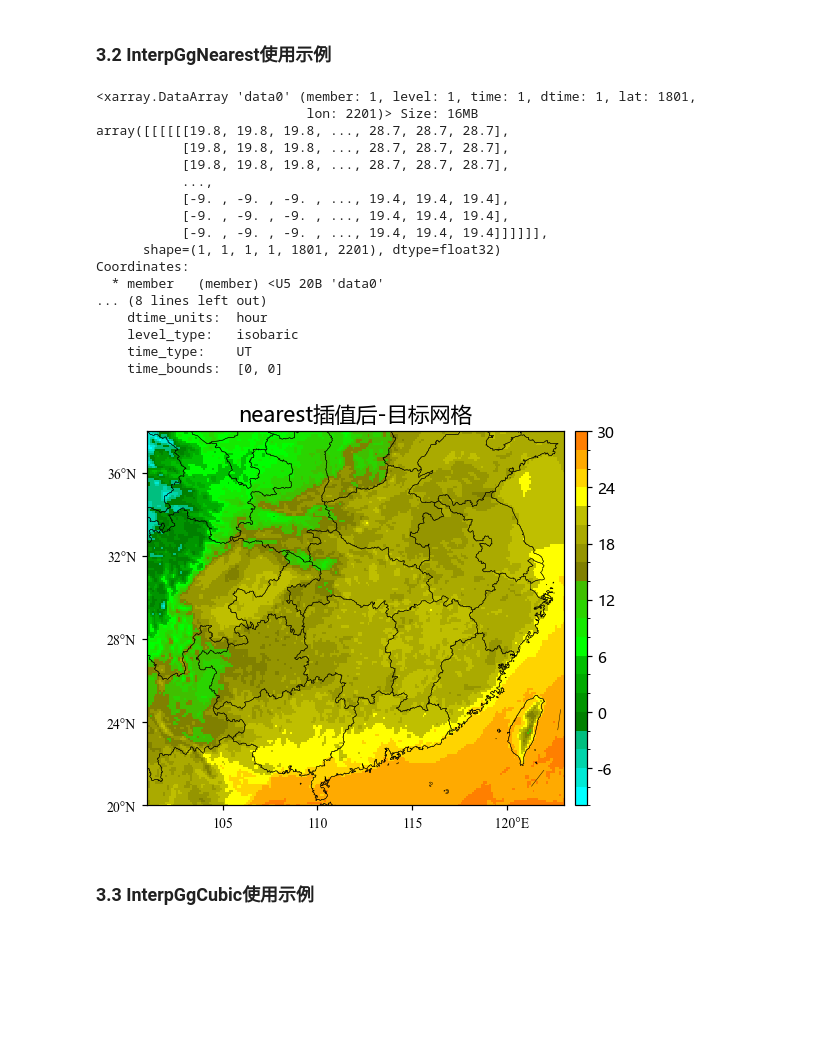
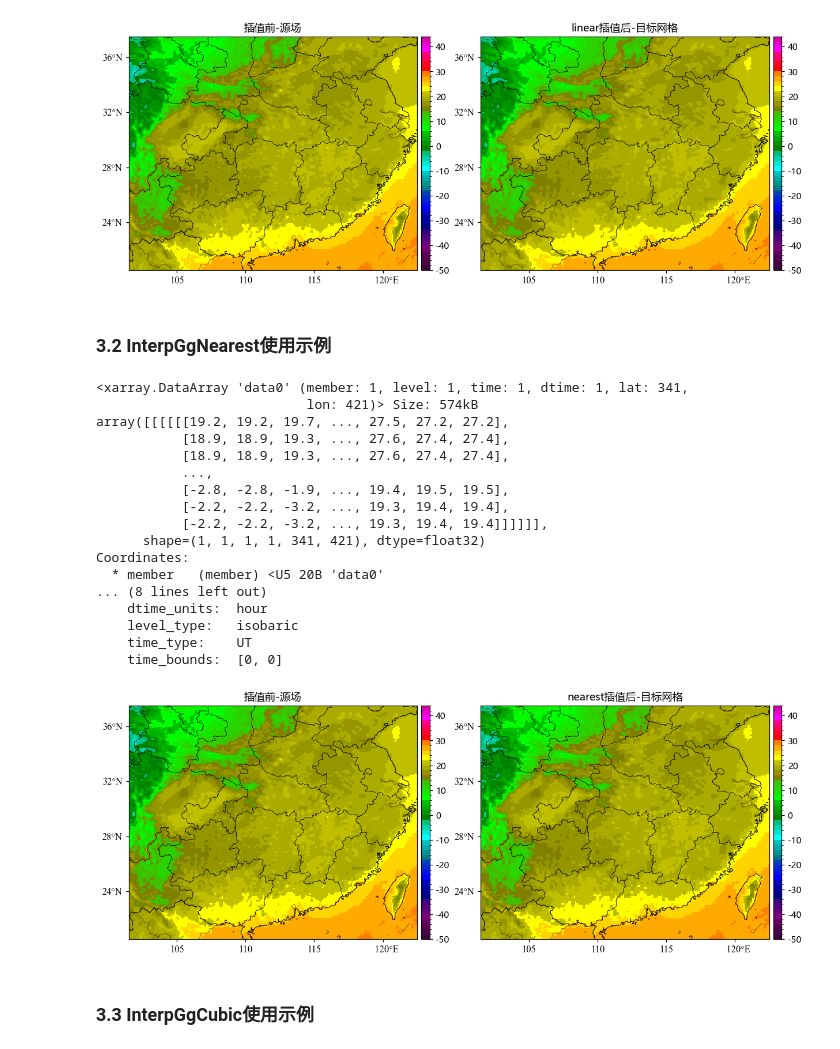
Before and after one commit to HerADCalciummilk/test, a Jupyter notebook: 00temp/interpolation_grid_grid/nbs/interpolation_grid_grid_说明.ipynb, the cells around one changed output. Drawn from its saved outputs; the diff is of its cells as text; code cells hidden in the pictures; blank space fills up the shorter version.

```diff
--- a/00temp/interpolation_grid_grid/nbs/interpolation_grid_grid_说明.ipynb
+++ b/00temp/interpolation_grid_grid/nbs/interpolation_grid_grid_说明.ipynb
@@ -79,9 +135,9 @@ CLI（在包目录）：`python -m cli --module linear|nearest|cubic|conservativ
 # %%
-# 源场：分辨率为1°
+# 源场：分辨率 0.1°，裁到 101–123°E、20–38°N
 grid = meb.read_griddata_from_nc(str(DATA_DIR / "2026100900.024.nc"))
 grd_in = grid.sel(lon=slice(101.0, 123.0), lat=slice(20.0, 38.0)) # 网格经纬裁剪
-# 目标：略加密、落在源域内
-target = meb.basicdata.grid([101.0, 123.0, 0.01], [20.0, 38.0, 0.01])
+# 统一目标网格（0.05°，落在源域内），所有方法共用
+target = meb.basicdata.grid(TARGET_LON, TARGET_LAT)
 
 grd_out_linear = InterpGgLinear(outer_value=0.0).process(grd_in, target)
 print(grd_out_linear)
@@ -119,31 +162,33 @@ pcolormesh_2d_grid(
+# %%
+# 源场（左）与 linear 输出场（右）并排对比；图例见首个单元对 add_mesh 色标截断的处理
+plot_compare(grd_in, grd_out_linear, "linear插值后-目标网格")
+# %% [output]
+[figure, added]
 # %% [markdown]
 ### 3.2 InterpGgNearest使用示例
 # %%
 grd_out_nearest = InterpGgNearest(outer_value=0.0).process(grd_in, target)
 print(grd_out_nearest)
-pcolormesh_2d_grid(
-    grd_out_nearest, title="nearest插值后-目标网格",
-    cmap=cmap, clevs=clevs, dpi=110, show=True,
-)
+plot_compare(grd_in, grd_out_nearest, "nearest插值后-目标网格")
 # %% [output]
-<xarray.DataArray 'data0' (member: 1, level: 1, time: 1, dtime: 1, lat: 1801,
-                           lon: 2201)> Size: 16MB
-array([[[[[[19.8, 19.8, 19.8, ..., 28.7, 28.7, 28.7],
-           [19.8, 19.8, 19.8, ..., 28.7, 28.7, 28.7],
-           [19.8, 19.8, 19.8, ..., 28.7, 28.7, 28.7],
+<xarray.DataArray 'data0' (member: 1, level: 1, time: 1, dtime: 1, lat: 341,
+                           lon: 421)> Size: 574kB
+array([[[[[[19.2, 19.2, 19.7, ..., 27.5, 27.2, 27.2],
+           [18.9, 18.9, 19.3, ..., 27.6, 27.4, 27.4],
+           [18.9, 18.9, 19.3, ..., 27.6, 27.4, 27.4],
            ...,
-           [-9. , -9. , -9. , ..., 19.4, 19.4, 19.4],
-           [-9. , -9. , -9. , ..., 19.4, 19.4, 19.4],
-           [-9. , -9. , -9. , ..., 19.4, 19.4, 19.4]]]]]],
-      shape=(1, 1, 1, 1, 1801, 2201), dtype=float32)
+           [-2.8, -2.8, -1.9, ..., 19.4, 19.5, 19.5],
+           [-2.2, -2.2, -3.2, ..., 19.3, 19.4, 19.4],
+           [-2.2, -2.2, -3.2, ..., 19.3, 19.4, 19.4]]]]]],
+      shape=(1, 1, 1, 1, 341, 421), dtype=float32)
 Coordinates:
   * member   (member) <U5 20B 'data0'
 ... (8 lines left out)
     dtime_units:  hour
     level_type:   isobaric
     time_type:    UT
     time_bounds:  [0, 0]
-[figure, old version]
+[figure, new version]
 # %% [markdown]
 ### 3.3 InterpGgCubic使用示例
 # %%
```
Also changed, not shown: parts of 20 cells of this notebook, 21 other files.
